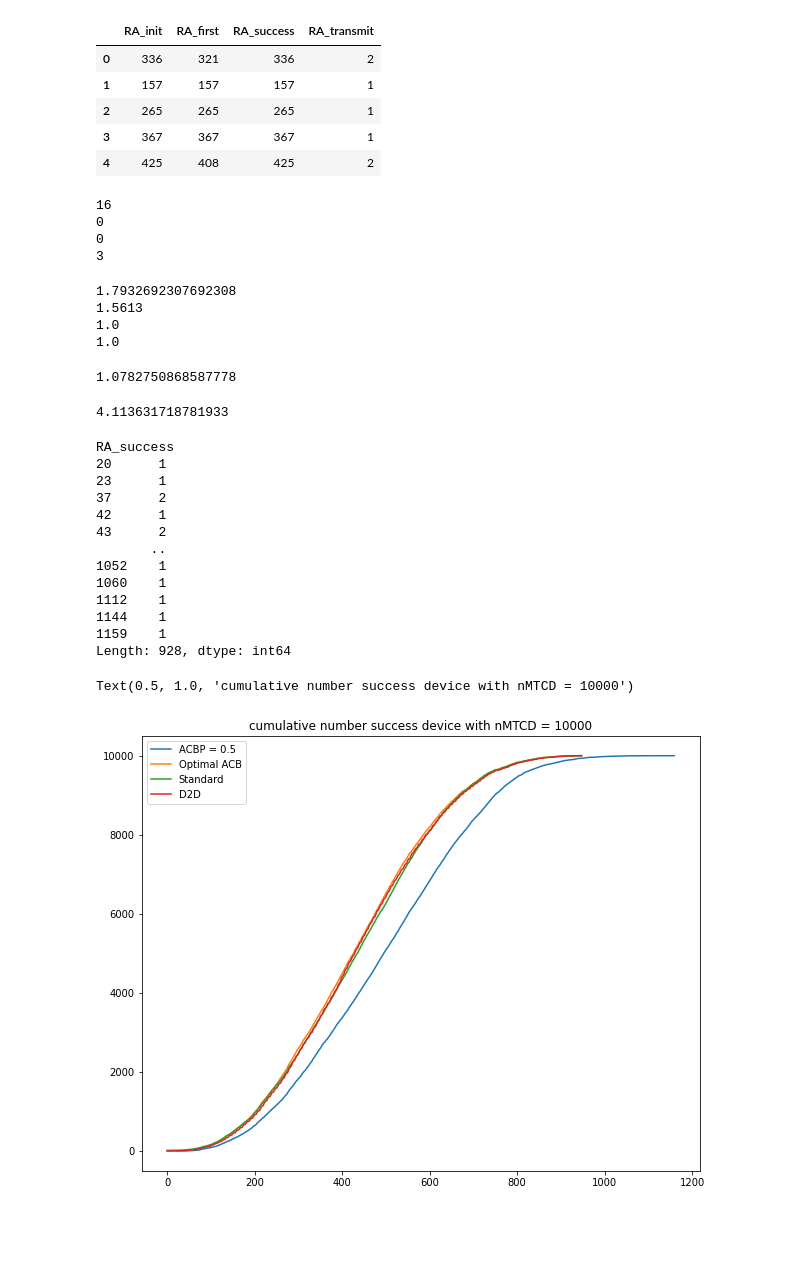
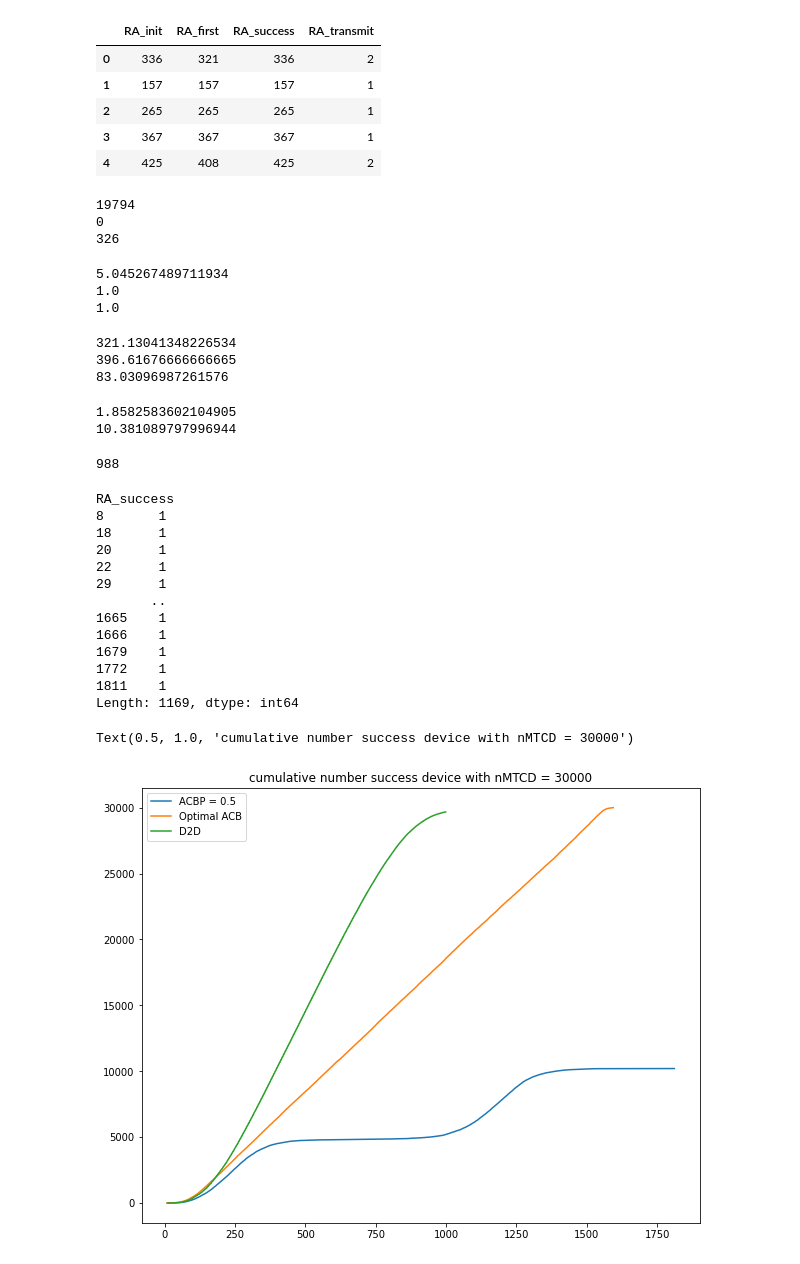
Before and after one commit to KenWang42/TDCR, a Jupyter notebook: Plotting/scripts/D2D_evaluation.ipynb, the cells around one changed output. Drawn from its saved outputs; the diff is of its cells as text; code cells hidden in the pictures; blank space fills up the shorter version.

```diff
--- a/Plotting/scripts/D2D_evaluation.ipynb
+++ b/Plotting/scripts/D2D_evaluation.ipynb
@@ -19,10 +21,10 @@ print(len(size), np.average(size), min(size), max(size))
 # %% [output]
 219 136.986301369863 55 192
 # %%
-ACB_0_5_data = pd.read_csv('/home/kangyu/TDCR/Plotting/data/ACB_0.5/ACB_0.5_MTCD_RA_Time_10000.csv')
-ACB_optimal_data = pd.read_csv('/home/kangyu/TDCR/Plotting/data/ACB_optimal/ACB_optimal_MTCD_RA_Time_10000.csv')
-STD_data = pd.read_csv('/home/kangyu/TDCR/Plotting/data/ACB_var/ACB_1_MTCD_RA_Time_10000.csv')
-D2D_data = pd.read_csv('/home/kangyu/TDCR/Plotting/data/D2D/D2D_Device_Result_10000.csv')
+ACB_0_5_data = pd.read_csv(f'/home/kangyu/TDCR/Plotting/data/ACB_0.5/ACB_0.5_MTCD_RA_Time_{nMTCD}.csv')
+ACB_optimal_data = pd.read_csv(f'/home/kangyu/TDCR/Plotting/data/ACB_optimal/ACB_optimal_MTCD_RA_Time_{nMTCD}.csv')
+# STD_data = pd.read_csv(f'/home/kangyu/TDCR/Plotting/data/STD/ACB_1_Device_Result_{nMTCD}.csv.csv')
+D2D_data = pd.read_csv(f'/home/kangyu/TDCR/Plotting/data/D2D/D2D_Device_Result_{nMTCD}.csv')
 # %%
 D2D_data.head()
 # %% [output]
@@ -42,7 +44,7 @@ STD_data.head()
 | 3 | 367 | 367 | 367 | 1 |
 | 4 | 425 | 408 | 425 | 2 |
 # %%
-print(len(STD_data.loc[STD_data['RA_success'] == -1]))
+# print(len(STD_data.loc[STD_data['RA_success'] == -1]))
 
 print(len(ACB_0_5_data.loc[ACB_0_5_data['RA_success'] == -1]))
 
@@ -50,8 +52,7 @@ print(len(ACB_optimal_data.loc[ACB_optimal_data['RA_success'] == -1]))
 
 print(len(D2D_data.loc[D2D_data['RA_success'] == -1]))
 # %% [output]
-16
+19794
 0
-0
-3
+326
 # %%
@@ -60,54 +61,60 @@ ACB_0_5_data = ACB_0_5_data.loc[(ACB_0_5_data['RA_success'] != -1)]
 ACB_optimal_data = ACB_optimal_data.loc[(ACB_optimal_data['RA_success'] != -1)]
 D2D_data = D2D_data.loc[(D2D_data['RA_success'] != -1)]
 # %%
-print(np.average(STD_sucess['RA_transmit']))
+# print(np.average(STD_sucess['RA_transmit']))
 print(np.average(ACB_0_5_data['RA_transmit']))
 print(np.average(ACB_optimal_data['RA_transmit']))
 print(np.average(D2D_data['RA_transmit']))
 # %% [output]
-1.7932692307692308
-1.5613
+5.045267489711934
 1.0
 1.0
 # %%
-print(np.average(STD_sucess['RA_success'] - STD_sucess['RA_first']))
+# print(np.average(STD_sucess['RA_success'] - STD_sucess['RA_first']))
 print(np.average(ACB_0_5_data['RA_success'] - ACB_0_5_data['RA_first']))
 print(np.average(ACB_optimal_data['RA_success'] - ACB_optimal_data['RA_first']))
 print(np.average(D2D_data['RA_success'] - D2D_data['RA_init']))
+# %% [output]
+321.13041348226534
+396.61676666666665
+83.03096987261576
+# %%
+print(np.average(D2D_data.loc[(D2D_data['D2D_success'] != -1), 'D2D_transmit']))
+
+print(np.average(D2D_data.loc[(D2D_data['D2D_success'] != -1), 'D2D_success'] - D2D_data.loc[(D2D_data['D2D_success'] != -1), 'RA_init']))
+# %% [output]
+1.8582583602104905
+10.381089797996944
 # %%
-print(np.average(D2D_data.loc[(D2D_data['D2D_success'] != -1), 'D2D_transmit']))
+print(np.max(D2D_data['D2D_success']))
 # %% [output]
-1.0782750868587778
+988
-# %%
-print(np.average(D2D_data.loc[(D2D_data['D2D_success'] != -1), 'D2D_success'] - D2D_data.loc[(D2D_data['D2D_success'] != -1), 'RA_init']))
-# %% [output]
-4.113631718781933
 # %%
 ACB_0_5_data.groupby('RA_success').size()
 # %% [output]
 RA_success
+8       1
+18      1
 20      1
-23      1
-37      2
-42      1
-43      2
+22      1
+29      1
        ..
-1052    1
-1060    1
-1112    1
-1144    1
-1159    1
-Length: 928, dtype: int64
+1665    1
+1666    1
+1679    1
+1772    1
+1811    1
+Length: 1169, dtype: int64
 # %%
 plt.figure(figsize=(10,8))
 
 plt.plot(np.cumsum(ACB_0_5_data.groupby('RA_success').size()), label='ACBP = 0.5', ls='-')
 plt.plot(np.cumsum(ACB_optimal_data.groupby('RA_success').size()), label='Optimal ACB')
-plt.plot(np.cumsum(STD_data.groupby('RA_success').size()), label='Standard')
+# plt.plot(np.cumsum(STD_data.groupby('RA_success').size()), label='Standard')
 plt.plot(np.cumsum(D2D_data.groupby('RA_success').size()), label='D2D')
 
 plt.legend()
-plt.title('cumulative number success device with nMTCD = 10000')
+plt.title('cumulative number success device with nMTCD = 30000')
 # %% [output]
-Text(0.5, 1.0, 'cumulative number success device with nMTCD = 10000')
+Text(0.5, 1.0, 'cumulative number success device with nMTCD = 30000')
-[figure, old version]
+[figure, new version]
```
Also changed, not shown: parts of 3 cells of this notebook, 10 other files.
